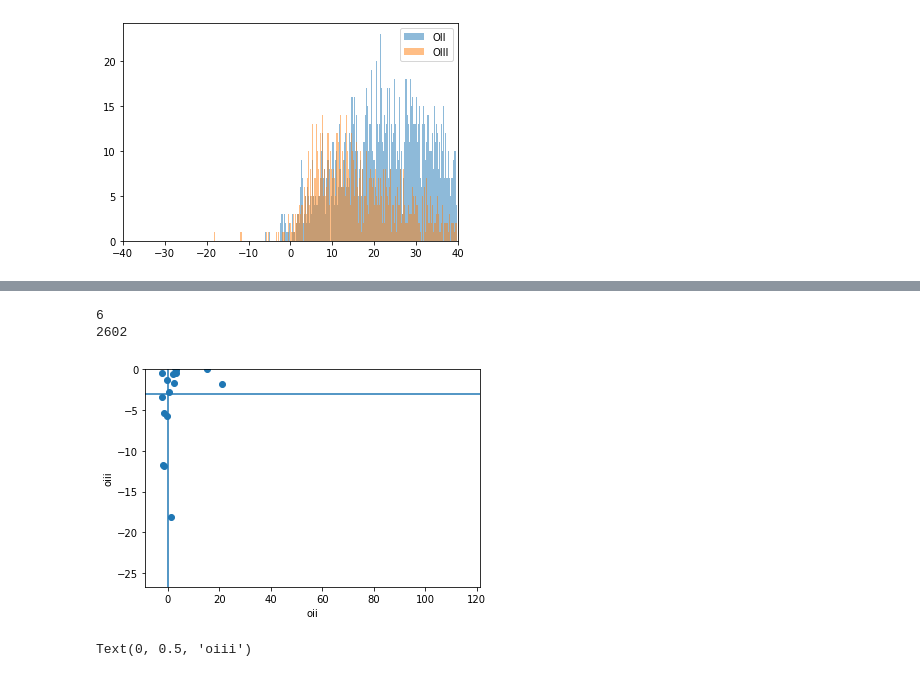
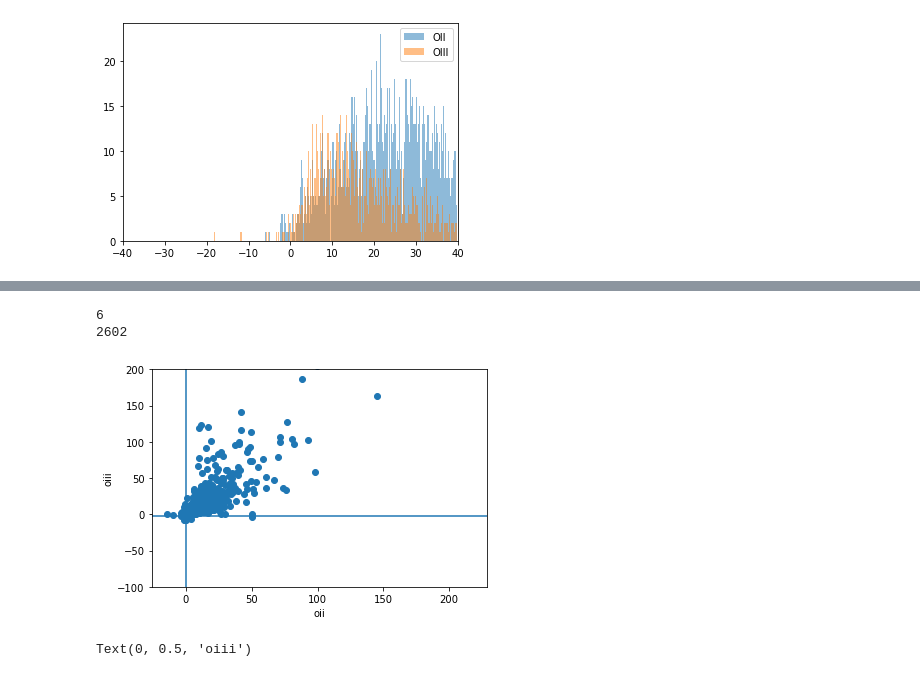
Before and after one commit to ShirshChhabra/DESIRedrock, a Jupyter notebook: Redrock.ipynb, the cells around one changed output, grey strips where cells are left out. Saved outputs shown, nothing was run; the diff lists cells and outputs as text; code cells hidden in the pictures.

```diff
--- a/Redrock.ipynb
+++ b/Redrock.ipynb
@@ -144,17 +165,17 @@ print(np.sum(flo3[good]*ivaro3[good]**0.5<3)/np.sum(good))
 # %%
-plt.scatter(flo2[good]*ivaro2[good]**0.5,flo3[good]*ivaro3[good]**0.5)
+plt.scatter(flo2[good],flo3[good])
 # plt.xlim(right=0)
-plt.ylim(top=0)
+plt.ylim(-100,200)
 plt.xlabel('oii')
 plt.ylabel('oiii')
 plt.axvline(0)
 plt.axhline(-3)
 print(np.sum((flo2[good]*ivaro2[good]**0.5>-3) & (flo3[good]*ivaro3[good]**0.5<-3)))
 print(np.sum(good))
 # %% [output]
 6
 2602
-[figure, old version]
+[figure, new version]
 # %%
 plt.scatter(flo2[good]*ivaro2[good]**0.5,flo3[good]*ivaro3[good]**0.5)
 plt.xlim(right=0)
```
Also changed, not shown: parts of 10 cells of this notebook.
